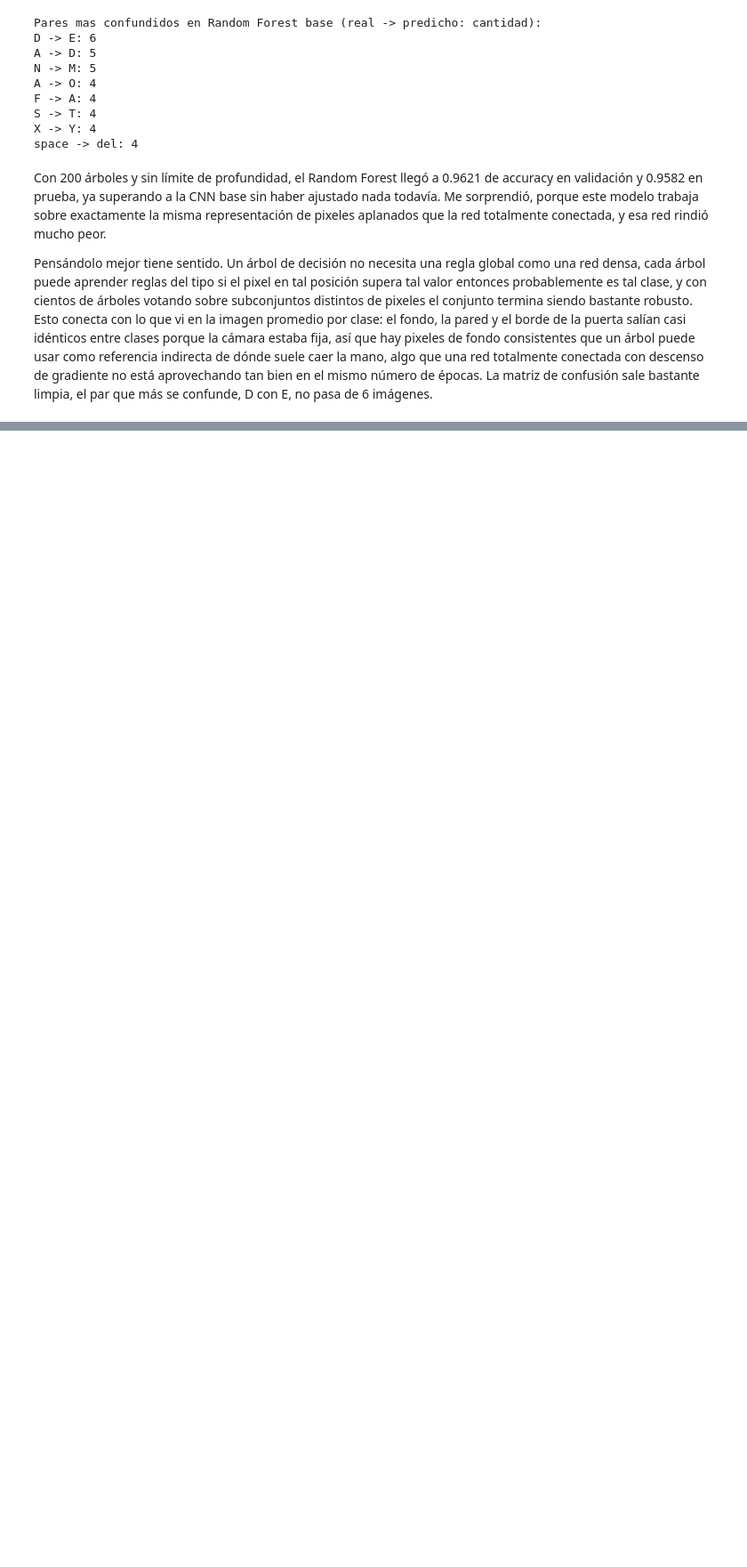
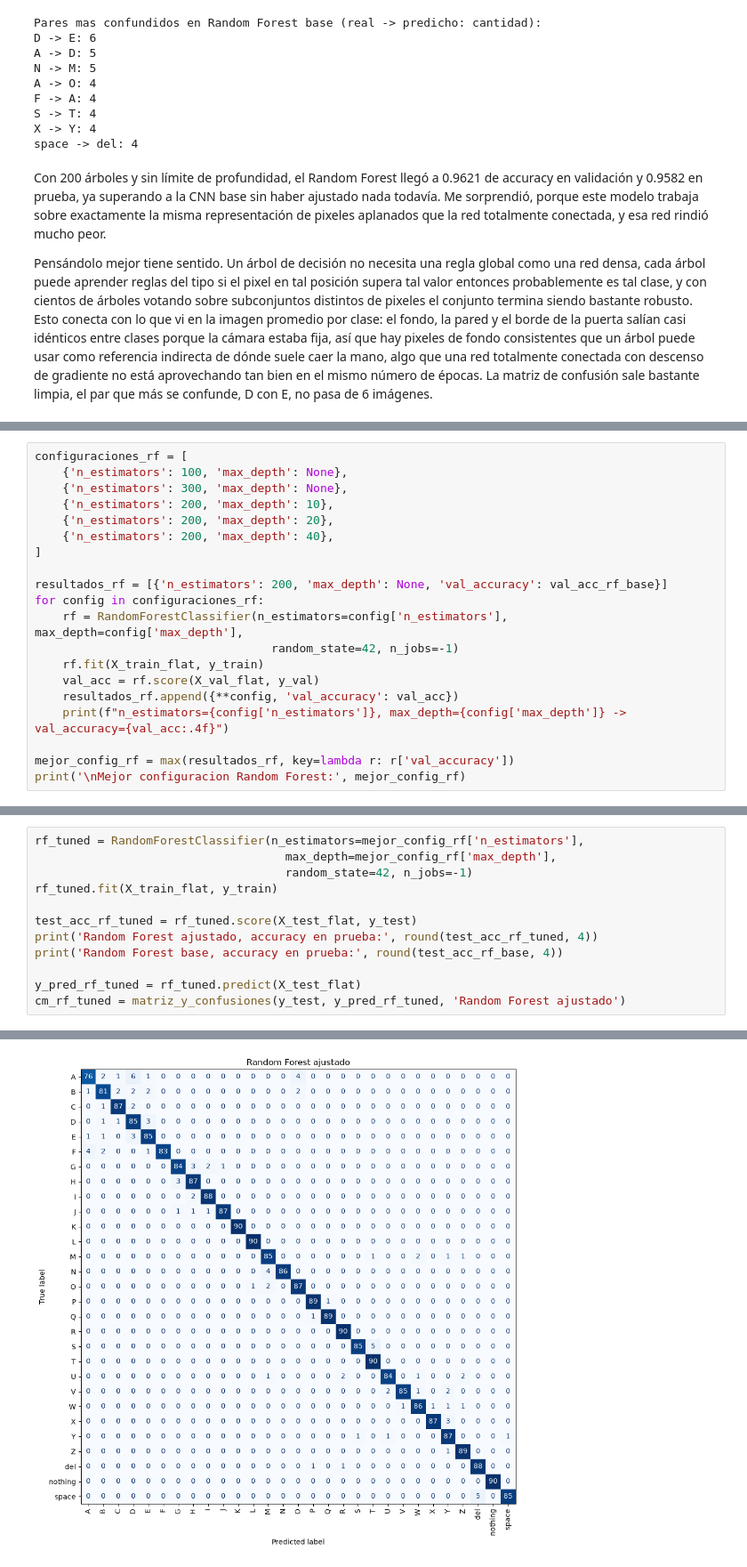
Before and after one commit to ecarcamo/CC3084-DATA-SCIENCE, a Jupyter notebook: notebooks/ASL_Clasificador.ipynb, the cells around one changed output, grey strips where cells are left out. Shown at 89% size. Drawn from its saved outputs; the diff is of its cells as text; blank space fills up the shorter version.

Commit message:
feat: ajuste de parametros del random forest

```diff
--- a/notebooks/ASL_Clasificador.ipynb
+++ b/notebooks/ASL_Clasificador.ipynb
@@ -673,0 +676,20 @@ Pensándolo mejor tiene sentido. Un árbol de decisión no necesita una regla gl
+# %%
+configuraciones_rf = [
+    {'n_estimators': 100, 'max_depth': None},
+    {'n_estimators': 300, 'max_depth': None},
+    {'n_estimators': 200, 'max_depth': 10},
+    {'n_estimators': 200, 'max_depth': 20},
+    {'n_estimators': 200, 'max_depth': 40},
+]
+
+resultados_rf = [{'n_estimators': 200, 'max_depth': None, 'val_accuracy': val_acc_rf_base}]
+for config in configuraciones_rf:
+    rf = RandomForestClassifier(n_estimators=config['n_estimators'], max_depth=config['max_depth'],
+                                  random_state=42, n_jobs=-1)
+    rf.fit(X_train_flat, y_train)
+    val_acc = rf.score(X_val_flat, y_val)
+    resultados_rf.append({**config, 'val_accuracy': val_acc})
+    print(f"n_estimators={config['n_estimators']}, max_depth={config['max_depth']} -> val_accuracy={val_acc:.4f}")
+
+mejor_config_rf = max(resultados_rf, key=lambda r: r['val_accuracy'])
+print('\nMejor configuracion Random Forest:', mejor_config_rf)
@@ -673,0 +704,13 @@ Pensándolo mejor tiene sentido. Un árbol de decisión no necesita una regla gl
+# %%
+rf_tuned = RandomForestClassifier(n_estimators=mejor_config_rf['n_estimators'],
+                                    max_depth=mejor_config_rf['max_depth'],
+                                    random_state=42, n_jobs=-1)
+rf_tuned.fit(X_train_flat, y_train)
+
+test_acc_rf_tuned = rf_tuned.score(X_test_flat, y_test)
+print('Random Forest ajustado, accuracy en prueba:', round(test_acc_rf_tuned, 4))
+print('Random Forest base, accuracy en prueba:', round(test_acc_rf_base, 4))
+
+y_pred_rf_tuned = rf_tuned.predict(X_test_flat)
+cm_rf_tuned = matriz_y_confusiones(y_test, y_pred_rf_tuned, 'Random Forest ajustado')
+# %% [output]
@@ -673,0 +719 @@ Pensándolo mejor tiene sentido. Un árbol de decisión no necesita una regla gl
+[figure, added]
```
Also changed, not shown: parts of 4 cells of this notebook.
